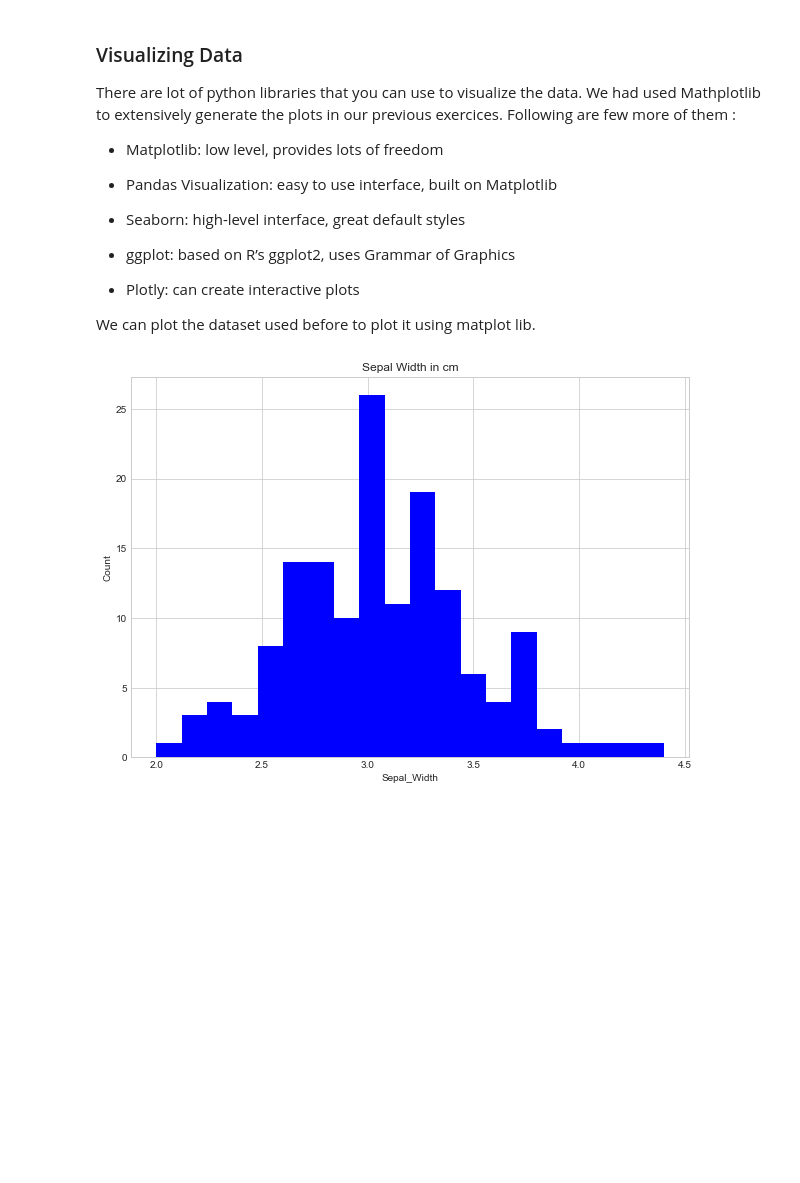
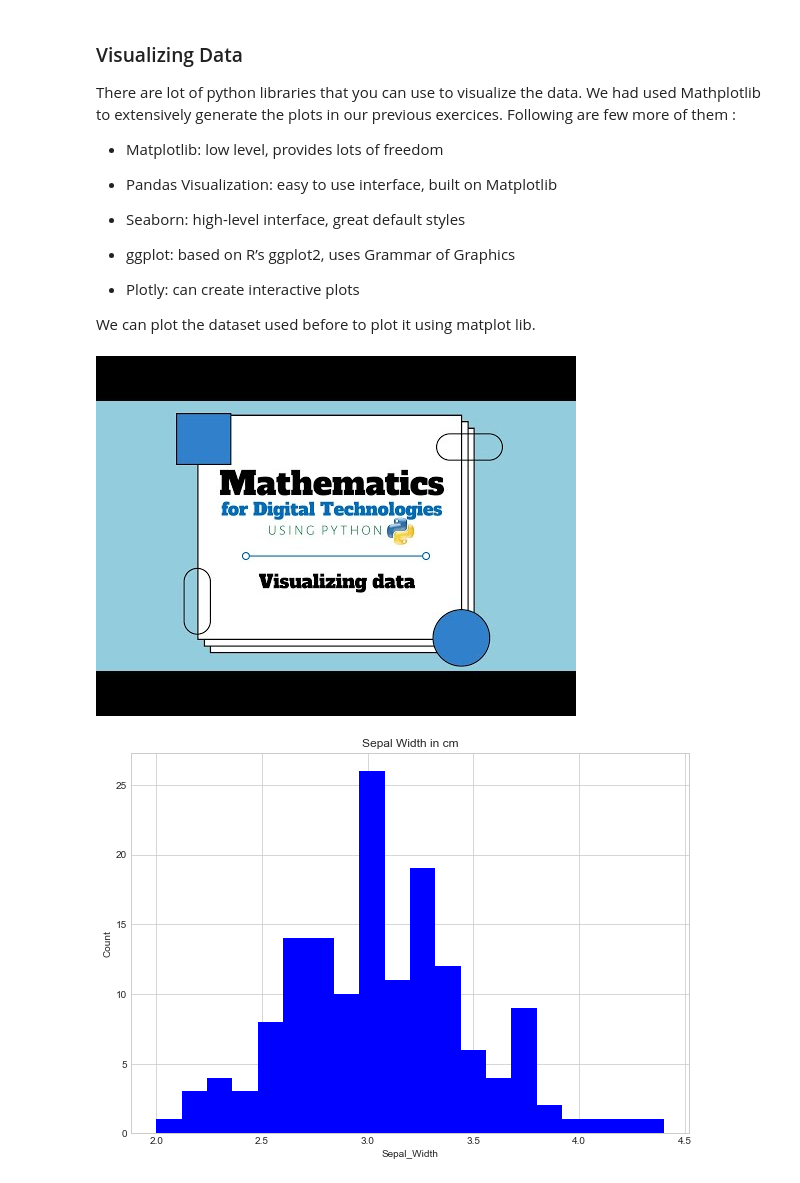
Before and after one commit to yogeshmpandey/M4DT, a Jupyter notebook: Statistics_and_Probability/Statistics_and_Probability.ipynb, the cells around one changed output. Drawn from its saved outputs; the diff is of its cells as text; code cells hidden in the pictures; blank space fills up the shorter version.

```diff
--- a/Statistics_and_Probability/Statistics_and_Probability.ipynb
+++ b/Statistics_and_Probability/Statistics_and_Probability.ipynb
@@ -61,6 +65,10 @@ There are lot of python libraries that you can use to visualize the data. We had
 - Plotly: can create interactive plots
 
 We can plot the dataset used before to plot it using matplot lib.
+# %%
+YouTubeVideo('1etMjhxH_e8', width=860, height=460)
+# %% [output]
+[figure, added]
 # %%
 plt.figure(figsize = (10, 7))
 x = iris.Sepal_Width
```
Also changed, not shown: parts of 4 cells of this notebook, 5 other files.
